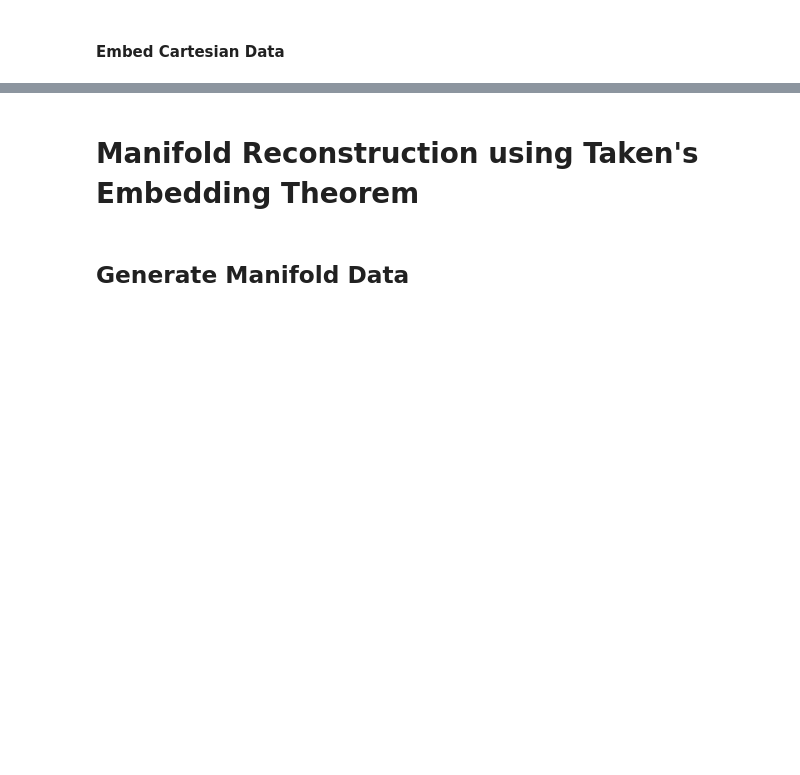
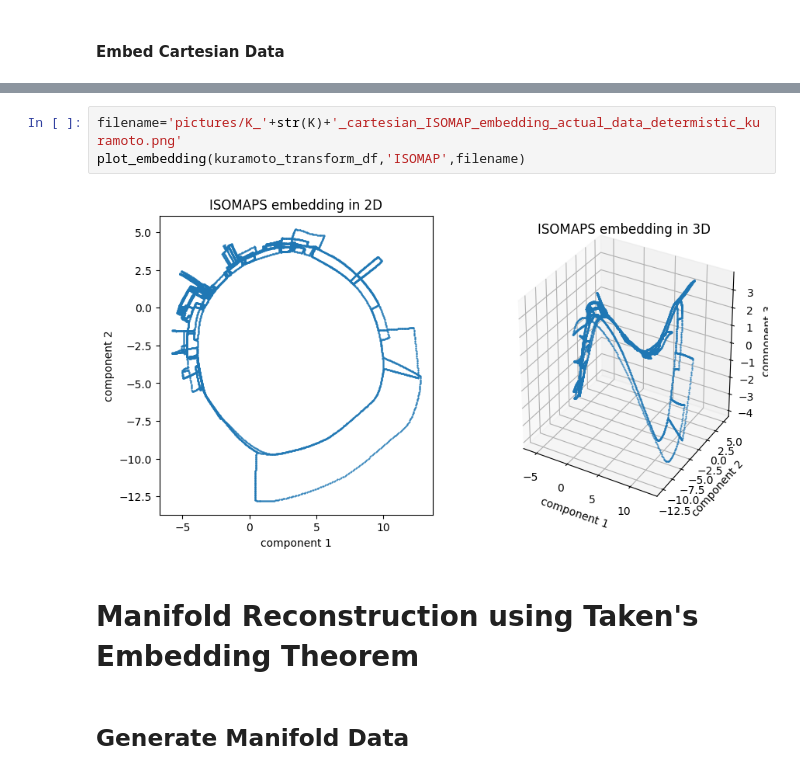
Before and after one commit to data-driven-dynamical-systems/Andre, a Jupyter notebook: Kuramoto/Manifolds.ipynb, the cells around one changed output, grey strips where cells are left out. Drawn from its saved outputs; the diff is of its cells as text; blank space fills up the shorter version.

```diff
--- a/Kuramoto/Manifolds.ipynb
+++ b/Kuramoto/Manifolds.ipynb
@@ -220,3 +145,8 @@ plt.show()
+# %%
+filename='pictures/K_'+str(K)+'_cartesian_ISOMAP_embedding_actual_data_determistic_kuramoto.png'
+plot_embedding(kuramoto_transform_df,'ISOMAP',filename)
+# %% [output]
+[figure, added]
 # %% [markdown]
 # Manifold Reconstruction using Taken's Embedding Theorem
 # %% [markdown]
```
Also changed, not shown: parts of 39 cells of this notebook, 1 other file.
